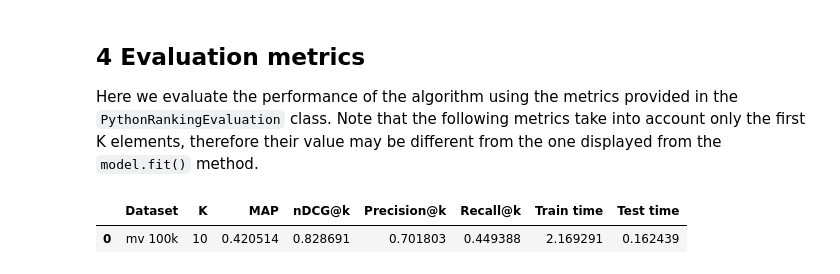
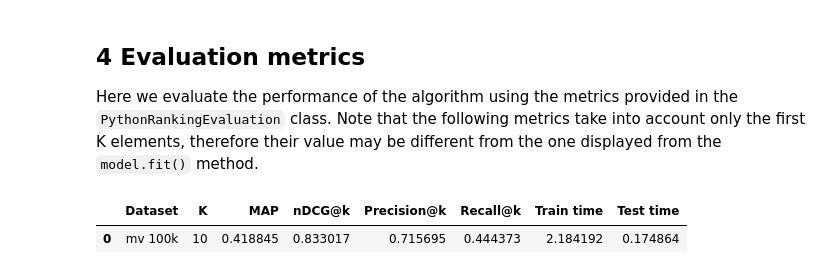
Before and after one commit to recommenders-team/recommenders, a Jupyter notebook: notebooks/00_quick_start/rbm_movielens.ipynb, the cells around one changed output. Cells and saved outputs as stored; diff of their text form; code cells hidden in the pictures.

```diff
--- a/notebooks/00_quick_start/rbm_movielens.ipynb
+++ b/notebooks/00_quick_start/rbm_movielens.ipynb
@@ -88,9 +90,10 @@ header = {
         "col_rating": "rating",
     }
 
-#instantiate the splitter
-split = splitter(DF = data, **header)
+#instantiate the sparse matrix generation
+am = AffinityMatrix(DF = data, **header)
 
-Xtr, Xtst, train_df, test_df, maps = split.stratified_split()
+#obtain the sparse matrix
+X = am.gen_affinity_matrix()
 # %% [output]
 Generating the user/item affinity matrix...
@@ -108,0 +105,2 @@ The `split()` method also returns informations on the sparsness of the dataset a
+# %%
+Xtr, Xtst = numpy_stratified_split(X)
@@ -163,16 +153,7 @@ During training, we can optionlly evauate the root mean squared error to have an
 # %%
-#Model prediction
-
 #number of top score elements to be recommended
 K = 10
 
-#Model prediction on the test set Xtst. Note that we pass 'maps' as a second argument in order to return the correct
-#user/item ids in a pandas dataframe format.
-top_k, test_time =  model.recommend_k_items(Xtst, maps)
-
-#show the first 10 elements of the dataframe for inspection
-top_k['userID'] = pd.to_numeric(top_k['userID'])
-top_k['movieID'] = pd.to_numeric(top_k['movieID'])
-
-top_k.head(10)
+#Model prediction on the test set Xtst.
+top_k, test_time =  model.recommend_k_items(Xtst)
 # %% [output]
@@ -191,0 +164,3 @@ Formatting ouput
+# %%
+top_k_df = am.map_back_sparse(top_k, kind = 'prediction')
+test_df = am.map_back_sparse(Xtst, kind = 'ratings')
@@ -237,16 +226,16 @@ def ranking_metrics(
 # %%
 eval_100k= ranking_metrics(
     data_size = "mv 100k",
     data_true =test_df,
-    data_pred =top_k,
+    data_pred =top_k_df,
     time_train=train_time,
     time_test =test_time,
     K =10)
 
 eval_100k
 # %% [output]
 |  | Dataset | K | MAP | nDCG@k | Precision@k | Recall@k | Train time | Test time |
-| 0 | mv 100k | 10 | 0.420514 | 0.828691 | 0.701803 | 0.449388 | 2.169291 | 0.162439 |
+| 0 | mv 100k | 10 | 0.418845 | 0.833017 | 0.715695 | 0.444373 | 2.184192 | 0.174864 |
 # %%
 # Record results with papermill for tests
 pm.record("map", eval_100k['MAP'][0])
```
Also changed, not shown: parts of 13 cells of this notebook.
